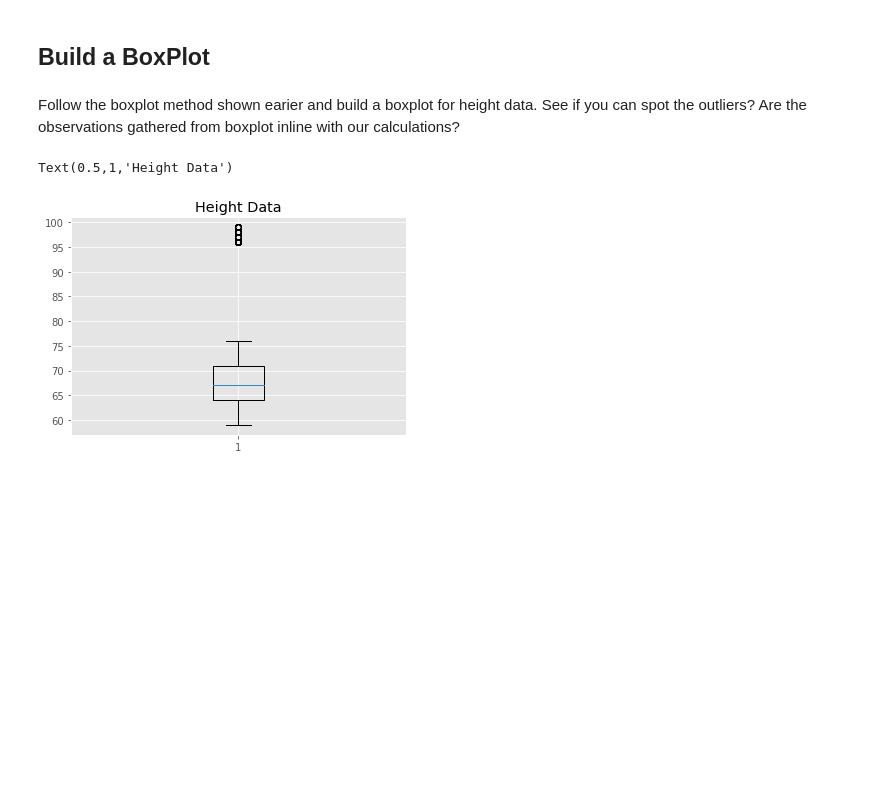
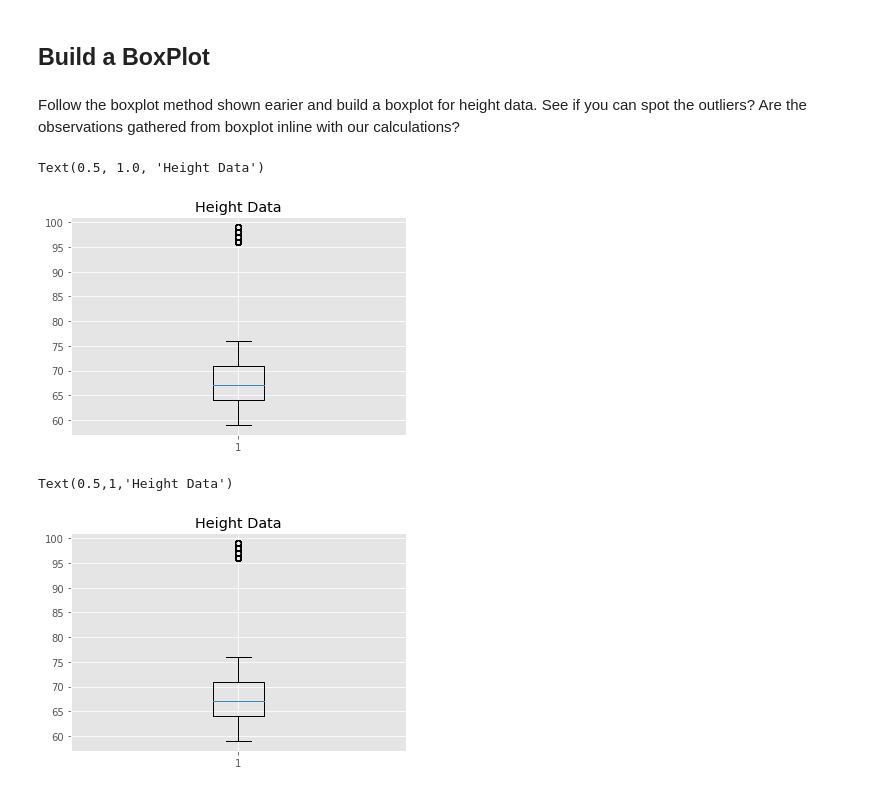
Before and after one commit to feiqi9047/dsc-1-02-17-implementing-statistics-with-functions-lab-nyc-ds-career-031119, a Jupyter notebook: index.ipynb, the cells around one changed output. Drawn from its saved outputs; the diff is of its cells as text; code cells hidden in the pictures; blank space fills up the shorter version.

```diff
--- a/index.ipynb
+++ b/index.ipynb
@@ -338,6 +338,11 @@ We shall finally build a boxplot for height data and see if it agrees with our u
 Follow the boxplot method shown earier and build a boxplot for height data. See if you can spot the outliers? Are the observations gathered from boxplot inline with our calculations?
 # %%
 # Build a box plot for the height data
+plt.boxplot(height);
+plt.title('Height Data')
+# %% [output]
+Text(0.5, 1.0, 'Height Data')
+[figure, added]
 # %%
 # %% [output]
 Text(0.5,1,'Height Data')
```
